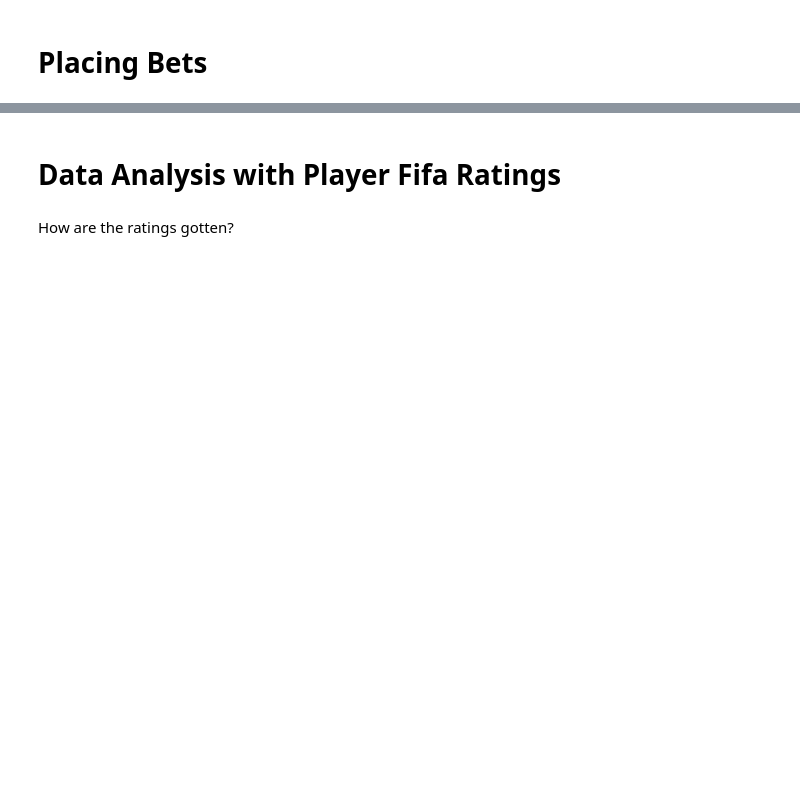
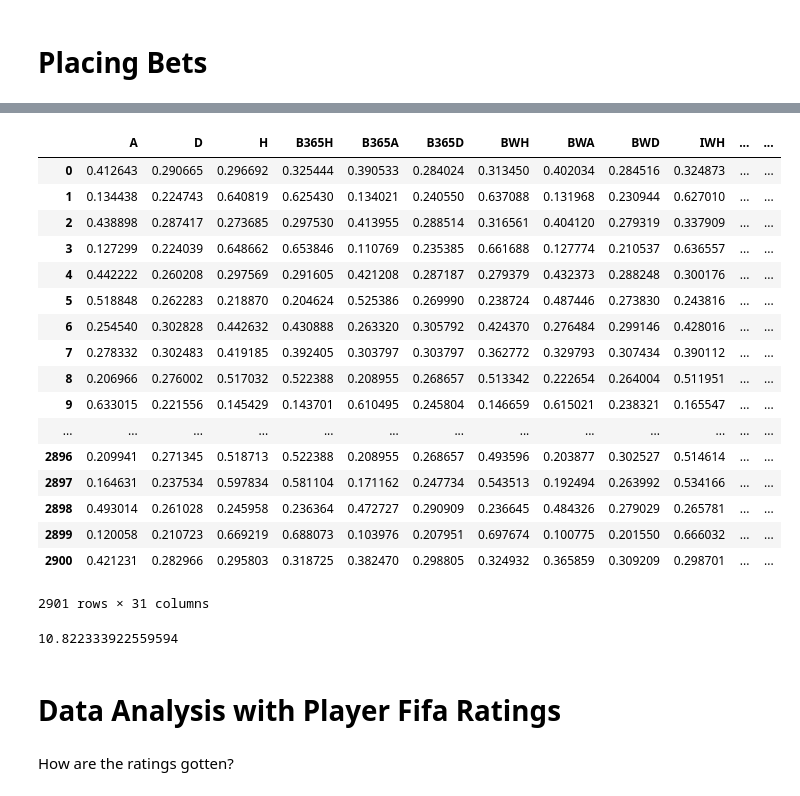
Before and after one commit to rfm2274/Soccer, a Jupyter notebook: Soccer Betting.ipynb, the cells around one changed output, grey strips where cells are left out. Cells and saved outputs as stored; diff of their text form; code cells hidden in the pictures; blank space fills up the shorter version.

```diff
--- a/Soccer Betting.ipynb
+++ b/Soccer Betting.ipynb
@@ -426,0 +525,21 @@ bookie_probs = good_matches.apply(lambda x: get_all_probs(x,book),axis=1)
+# %%
+rere = bet_decider(x)
+# %% [output]
+|  | A | D | H | B365H | B365A | B365D | BWH | BWA | BWD | IWH | ... | ... |
+| 0 | 0.412643 | 0.290665 | 0.296692 | 0.325444 | 0.390533 | 0.284024 | 0.313450 | 0.402034 | 0.284516 | 0.324873 | ... | ... |
+| 1 | 0.134438 | 0.224743 | 0.640819 | 0.625430 | 0.134021 | 0.240550 | 0.637088 | 0.131968 | 0.230944 | 0.627010 | ... | ... |
+| 2 | 0.438898 | 0.287417 | 0.273685 | 0.297530 | 0.413955 | 0.288514 | 0.316561 | 0.404120 | 0.279319 | 0.337909 | ... | ... |
+| 3 | 0.127299 | 0.224039 | 0.648662 | 0.653846 | 0.110769 | 0.235385 | 0.661688 | 0.127774 | 0.210537 | 0.636557 | ... | ... |
+| 4 | 0.442222 | 0.260208 | 0.297569 | 0.291605 | 0.421208 | 0.287187 | 0.279379 | 0.432373 | 0.288248 | 0.300176 | ... | ... |
+| 5 | 0.518848 | 0.262283 | 0.218870 | 0.204624 | 0.525386 | 0.269990 | 0.238724 | 0.487446 | 0.273830 | 0.243816 | ... | ... |
+| 6 | 0.254540 | 0.302828 | 0.442632 | 0.430888 | 0.263320 | 0.305792 | 0.424370 | 0.276484 | 0.299146 | 0.428016 | ... | ... |
+| 7 | 0.278332 | 0.302483 | 0.419185 | 0.392405 | 0.303797 | 0.303797 | 0.362772 | 0.329793 | 0.307434 | 0.390112 | ... | ... |
+| 8 | 0.206966 | 0.276002 | 0.517032 | 0.522388 | 0.208955 | 0.268657 | 0.513342 | 0.222654 | 0.264004 | 0.511951 | ... | ... |
+| 9 | 0.633015 | 0.221556 | 0.145429 | 0.143701 | 0.610495 | 0.245804 | 0.146659 | 0.615021 | 0.238321 | 0.165547 | ... | ... |
+| ... | ... | ... | ... | ... | ... | ... | ... | ... | ... | ... | ... | ... |
+| 2896 | 0.209941 | 0.271345 | 0.518713 | 0.522388 | 0.208955 | 0.268657 | 0.493596 | 0.203877 | 0.302527 | 0.514614 | ... | ... |
+| 2897 | 0.164631 | 0.237534 | 0.597834 | 0.581104 | 0.171162 | 0.247734 | 0.543513 | 0.192494 | 0.263992 | 0.534166 | ... | ... |
+| 2898 | 0.493014 | 0.261028 | 0.245958 | 0.236364 | 0.472727 | 0.290909 | 0.236645 | 0.484326 | 0.279029 | 0.265781 | ... | ... |
+| 2899 | 0.120058 | 0.210723 | 0.669219 | 0.688073 | 0.103976 | 0.207951 | 0.697674 | 0.100775 | 0.201550 | 0.666032 | ... | ... |
+| 2900 | 0.421231 | 0.282966 | 0.295803 | 0.318725 | 0.382470 | 0.298805 | 0.324932 | 0.365859 | 0.309209 | 0.298701 | ... | ... |
+2901 rows × 31 columns
@@ -427,3 +556,7 @@ bookie_probs = good_matches.apply(lambda x: get_all_probs(x,book),axis=1)
+# %%
+get_return_on_one_dollar(rere)
+# %% [output]
+10.822333922559594
 # %% [markdown]
 <h1>Data Analysis with Player Fifa Ratings </h1>
 # %% [markdown]
```
Also changed, not shown: parts of 14 cells of this notebook.
